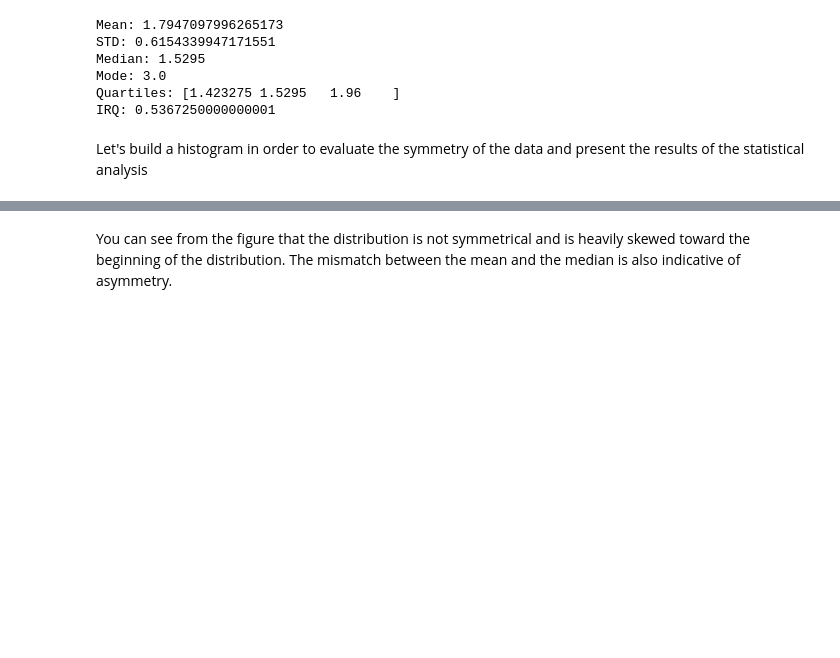
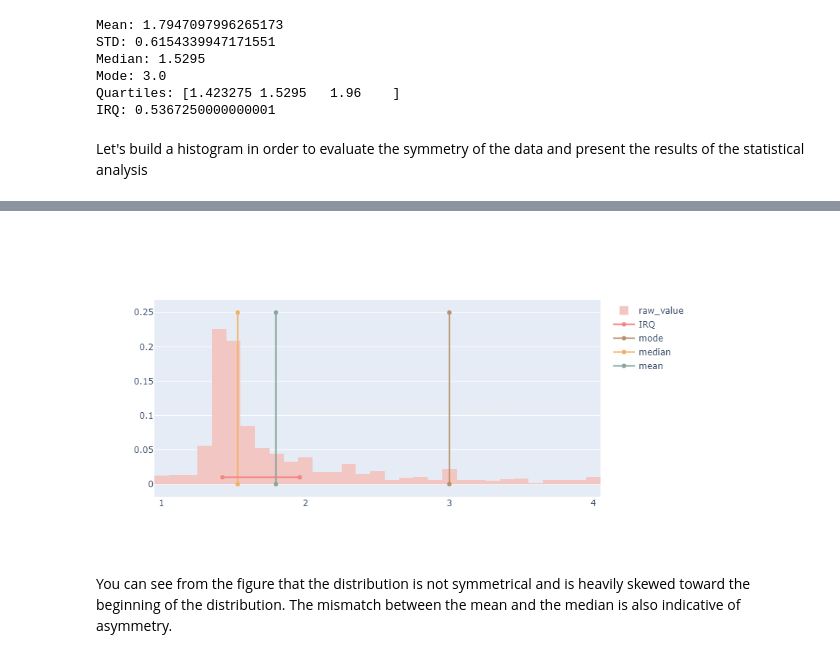
Before and after one commit to NinaGubina/AlgorithmsAndBigDataInChemistry, a Jupyter notebook: hw 2/Statistical_plots.ipynb, the cells around one changed output, grey strips where cells are left out. Drawn from its saved outputs; the diff is of its cells as text; code cells hidden in the pictures; blank space fills up the shorter version.

```diff
--- a/hw 2/Statistical_plots.ipynb
+++ b/hw 2/Statistical_plots.ipynb
@@ -75,3 +74,8 @@ fig.show()
+# %%
+image = 'fig/hist.png'
+Image(filename=image, width=600)
+# %% [output]
+[figure, added]
 # %%
 pio.write_html(fig, file='histogram.html', auto_open=True)
 # %% [markdown]
```
Also changed, not shown: parts of 4 cells of this notebook, 5 other files.
